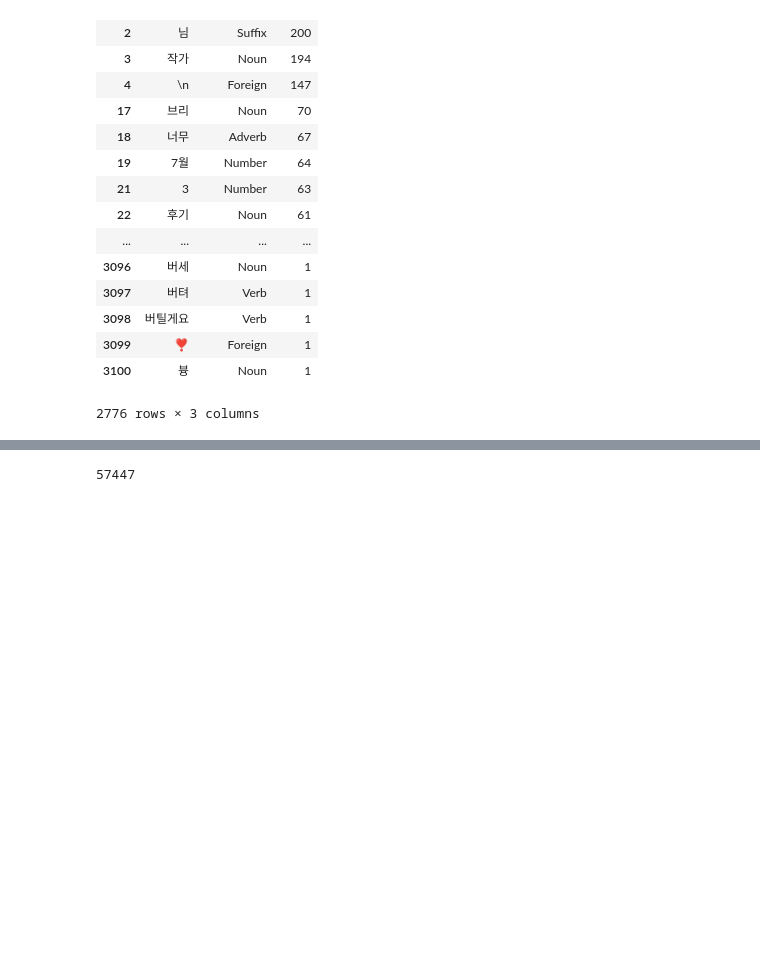
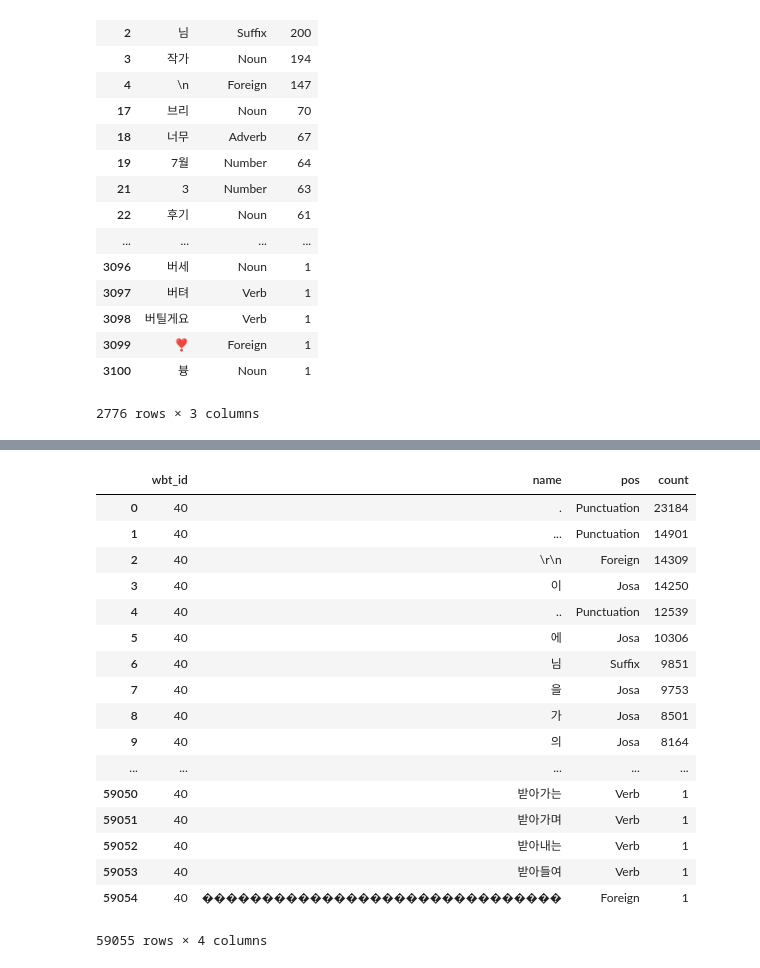
Before and after one commit to brightscannon/Webtoon_recommand_system, a Jupyter notebook: 02_Daum_text_preprocessing.ipynb, the cells around one changed output, grey strips where cells are left out. Saved outputs shown, nothing was run; the diff lists cells and outputs as text; code cells hidden in the pictures; blank space fills up the shorter version.

```diff
--- a/02_Daum_text_preprocessing.ipynb
+++ b/02_Daum_text_preprocessing.ipynb
@@ -327,6 +370,27 @@ for i,chapt_row in df_chapter[df_chapter['wbt_id']==wbt_id].iterrows():
 # %%
 comment_cnt
-df_token_cnt = wbt_total_txt.groupby(["name","pos"],as_index=False).agg(np.sum).sort_values("count",ascending=False).reset_index(drop=True)
+wbt_total_txt["wbt_id"] = wbt_id
+# wbt_total_txt
+df_token_cnt = wbt_total_txt.groupby(["wbt_id","name","pos"],as_index=False).agg(np.sum).sort_values("count",ascending=False).reset_index(drop=True)
-# %% [output]
-57447
+# %%
+df_token_cnt
+# %% [output]
+|  | wbt_id | name | pos | count |
+| 0 | 40 | . | Punctuation | 23184 |
+| 1 | 40 | ... | Punctuation | 14901 |
+| 2 | 40 | \r\n | Foreign | 14309 |
+| 3 | 40 | 이 | Josa | 14250 |
+| 4 | 40 | .. | Punctuation | 12539 |
+| 5 | 40 | 에 | Josa | 10306 |
+| 6 | 40 | 님 | Suffix | 9851 |
+| 7 | 40 | 을 | Josa | 9753 |
+| 8 | 40 | 가 | Josa | 8501 |
+| 9 | 40 | 의 | Josa | 8164 |
+| ... | ... | ... | ... | ... |
+| 59050 | 40 | 받아가는 | Verb | 1 |
+| 59051 | 40 | 받아가며 | Verb | 1 |
+| 59052 | 40 | 받아내는 | Verb | 1 |
+| 59053 | 40 | 받아들여 | Verb | 1 |
+| 59054 | 40 | ������������������������������ | Foreign | 1 |
+59055 rows × 4 columns
 # %%
```
Also changed, not shown: parts of 8 cells of this notebook.
